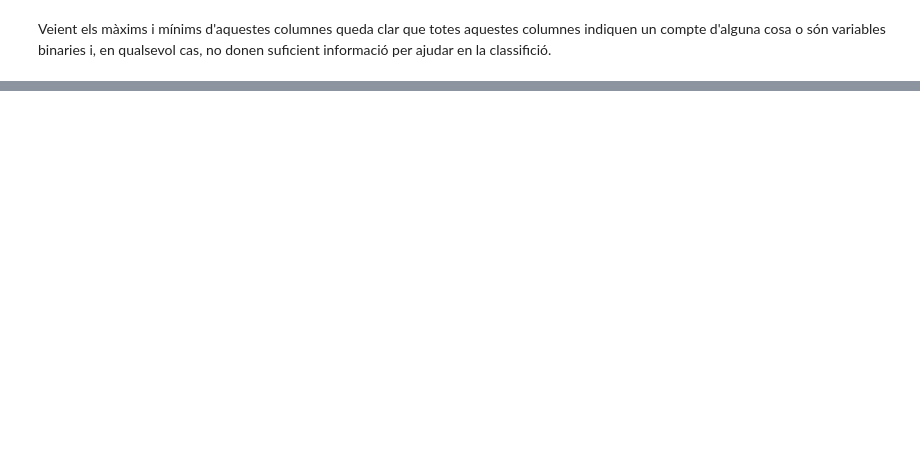
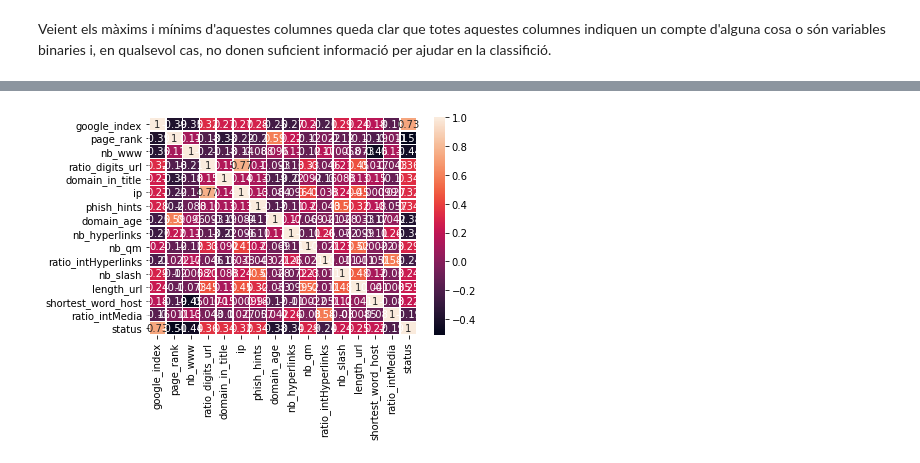
Before and after one commit to JordiMoralesCasas/WebPhishing-APC, a Jupyter notebook: WebPhishingAnalysis.ipynb, the cells around one changed output, grey strips where cells are left out. Cells and saved outputs as stored; diff of their text form; code cells hidden in the pictures; blank space fills up the shorter version.

```diff
--- a/WebPhishingAnalysis.ipynb
+++ b/WebPhishingAnalysis.ipynb
@@ -158,0 +158,15 @@ array([[ 4.70000000e+01, -7.20062871e-03],
+# %%
+best_atributes = r2_table[r2_table[:, 1].argsort()[::-1]][:,0].astype('int')
+
+reduced_dataset = x[x.columns[best_atributes[:15]]]
+reduced_dataset = reduced_dataset.assign(status = y.values)
+
+X = reduced_dataset.drop(columns='status').values
+Y = reduced_dataset.filter(['status']).values
+
+
+# Mirar domain_age (tiene -1 cuando no conoce la info)
+# %%
+known_domain_age = reduced_dataset.loc[reduced_dataset['domain_age'] != -1, 'domain_age']
+mean_domain_age = known_domain_age.sum()/len(known_domain_age)
+mean_domain_age
@@ -158,0 +175,2 @@ array([[ 4.70000000e+01, -7.20062871e-03],
+# %%
+reduced_dataset[reduced_dataset["domain_age"] == -1]["domain_age"] = mean_domain_age
@@ -158,0 +183,2 @@ array([[ 4.70000000e+01, -7.20062871e-03],
+# %%
+reduced_dataset.loc[reduced_dataset["domain_age"] == -1, 'domain_age'] = mean_domain_age
@@ -158,0 +201,8 @@ array([[ 4.70000000e+01, -7.20062871e-03],
+# %%
+correlacio = reduced_dataset.corr()
+
+plt.figure()
+ax = sns.heatmap(correlacio, annot=True, linewidths=.5)
+#relacio = sns.pairplot(smaller)
+# %% [output]
+[figure, added]
```
Also changed, not shown: parts of 22 cells of this notebook.
